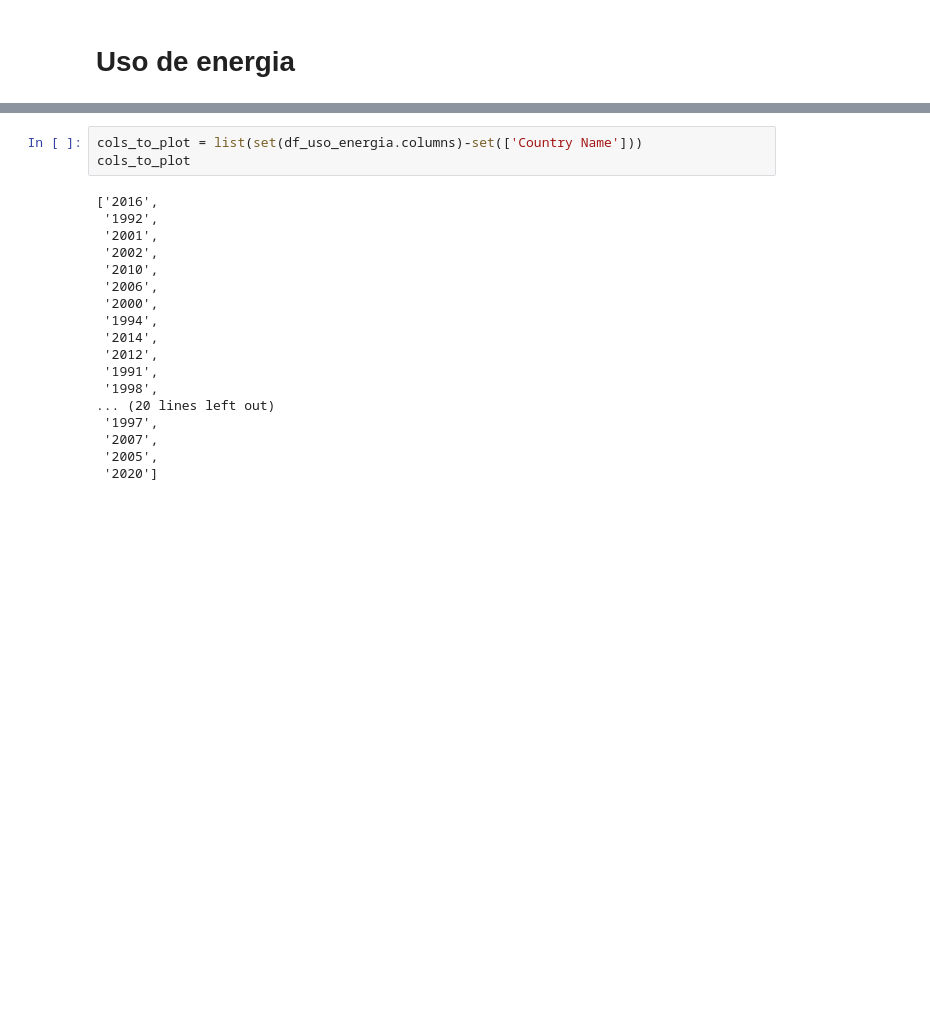
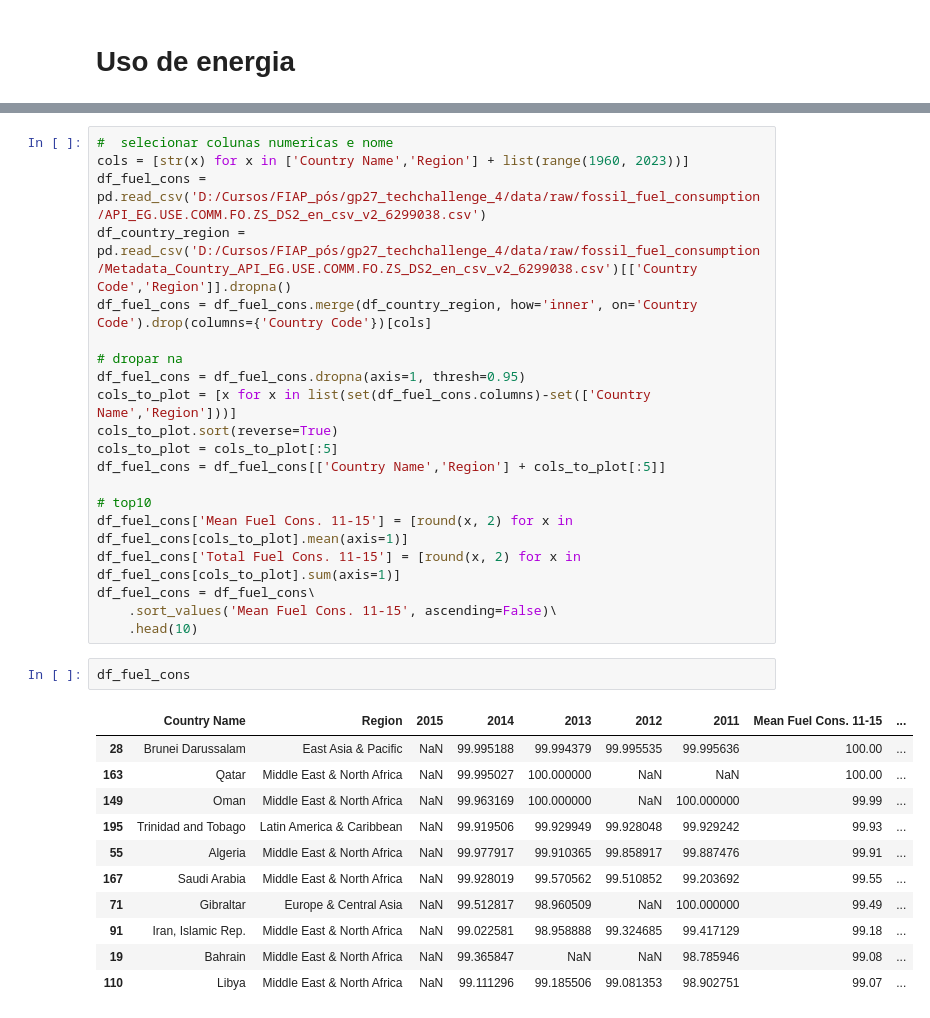
Before and after one commit to pehls/gp27_techchallenge_4, a Jupyter notebook: notebooks/002_gtrp_variaveis.ipynb, the cells around one changed output, grey strips where cells are left out. Drawn from its saved outputs; the diff is of its cells as text; blank space fills up the shorter version.

```diff
--- a/notebooks/002_gtrp_variaveis.ipynb
+++ b/notebooks/002_gtrp_variaveis.ipynb
@@ -210,21 +303,34 @@ df_uso_energia = pd.concat([df_uso_energia[cols],df_petroleo_year[cols]])
-# %%
-cols_to_plot = list(set(df_uso_energia.columns)-set(['Country Name']))
-cols_to_plot
-# %% [output]
-['2016',
- '1992',
- '2001',
- '2002',
- '2010',
- '2006',
- '2000',
- '1994',
- '2014',
- '2012',
- '1991',
- '1998',
-... (20 lines left out)
- '1997',
- '2007',
- '2005',
- '2020']
+# %%
+#  selecionar colunas numericas e nome
+cols = [str(x) for x in ['Country Name','Region'] + list(range(1960, 2023))]
+df_fuel_cons = pd.read_csv('D:/Cursos/FIAP_pós/gp27_techchallenge_4/data/raw/fossil_fuel_consumption/API_EG.USE.COMM.FO.ZS_DS2_en_csv_v2_6299038.csv')
+df_country_region = pd.read_csv('D:/Cursos/FIAP_pós/gp27_techchallenge_4/data/raw/fossil_fuel_consumption/Metadata_Country_API_EG.USE.COMM.FO.ZS_DS2_en_csv_v2_6299038.csv')[['Country Code','Region']].dropna()
+df_fuel_cons = df_fuel_cons.merge(df_country_region, how='inner', on='Country Code').drop(columns={'Country Code'})[cols]
+
+# dropar na
+df_fuel_cons = df_fuel_cons.dropna(axis=1, thresh=0.95)
+cols_to_plot = [x for x in list(set(df_fuel_cons.columns)-set(['Country Name','Region']))]
+cols_to_plot.sort(reverse=True)
+cols_to_plot = cols_to_plot[:5]
+df_fuel_cons = df_fuel_cons[['Country Name','Region'] + cols_to_plot[:5]]
+
+# top10
+df_fuel_cons['Mean Fuel Cons. 11-15'] = [round(x, 2) for x in df_fuel_cons[cols_to_plot].mean(axis=1)]
+df_fuel_cons['Total Fuel Cons. 11-15'] = [round(x, 2) for x in df_fuel_cons[cols_to_plot].sum(axis=1)]
+df_fuel_cons = df_fuel_cons\
+    .sort_values('Mean Fuel Cons. 11-15', ascending=False)\
+    .head(10)
+# %%
+df_fuel_cons
+# %% [output]
+|  | Country Name | Region | 2015 | 2014 | 2013 | 2012 | 2011 | Mean Fuel Cons. 11-15 | ... |
+| 28 | Brunei Darussalam | East Asia & Pacific | NaN | 99.995188 | 99.994379 | 99.995535 | 99.995636 | 100.00 | ... |
+| 163 | Qatar | Middle East & North Africa | NaN | 99.995027 | 100.000000 | NaN | NaN | 100.00 | ... |
+| 149 | Oman | Middle East & North Africa | NaN | 99.963169 | 100.000000 | NaN | 100.000000 | 99.99 | ... |
+| 195 | Trinidad and Tobago | Latin America & Caribbean | NaN | 99.919506 | 99.929949 | 99.928048 | 99.929242 | 99.93 | ... |
+| 55 | Algeria | Middle East & North Africa | NaN | 99.977917 | 99.910365 | 99.858917 | 99.887476 | 99.91 | ... |
+| 167 | Saudi Arabia | Middle East & North Africa | NaN | 99.928019 | 99.570562 | 99.510852 | 99.203692 | 99.55 | ... |
+| 71 | Gibraltar | Europe & Central Asia | NaN | 99.512817 | 98.960509 | NaN | 100.000000 | 99.49 | ... |
+| 91 | Iran, Islamic Rep. | Middle East & North Africa | NaN | 99.022581 | 98.958888 | 99.324685 | 99.417129 | 99.18 | ... |
+| 19 | Bahrain | Middle East & North Africa | NaN | 99.365847 | NaN | NaN | 98.785946 | 99.08 | ... |
+| 110 | Libya | Middle East & North Africa | NaN | 99.111296 | 99.185506 | 99.081353 | 98.902751 | 99.07 | ... |
```
Also changed, not shown: parts of 9 cells of this notebook, 3 other files.
